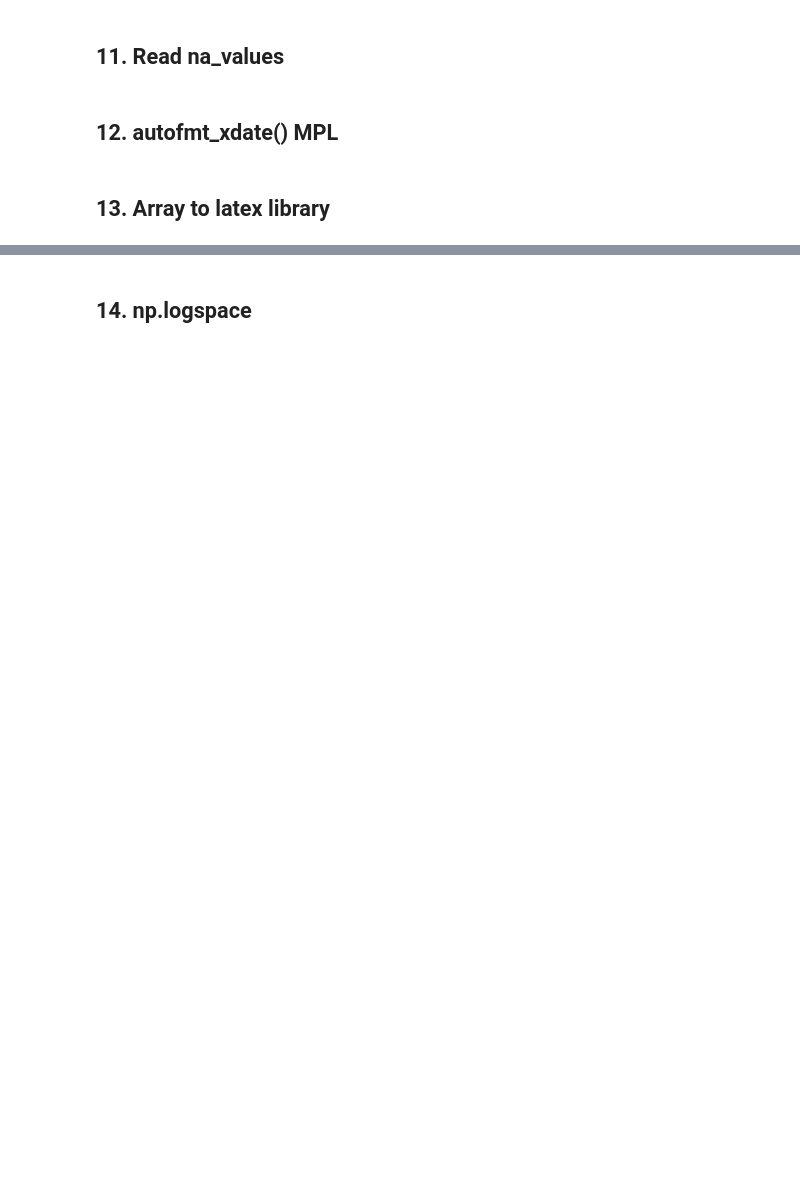
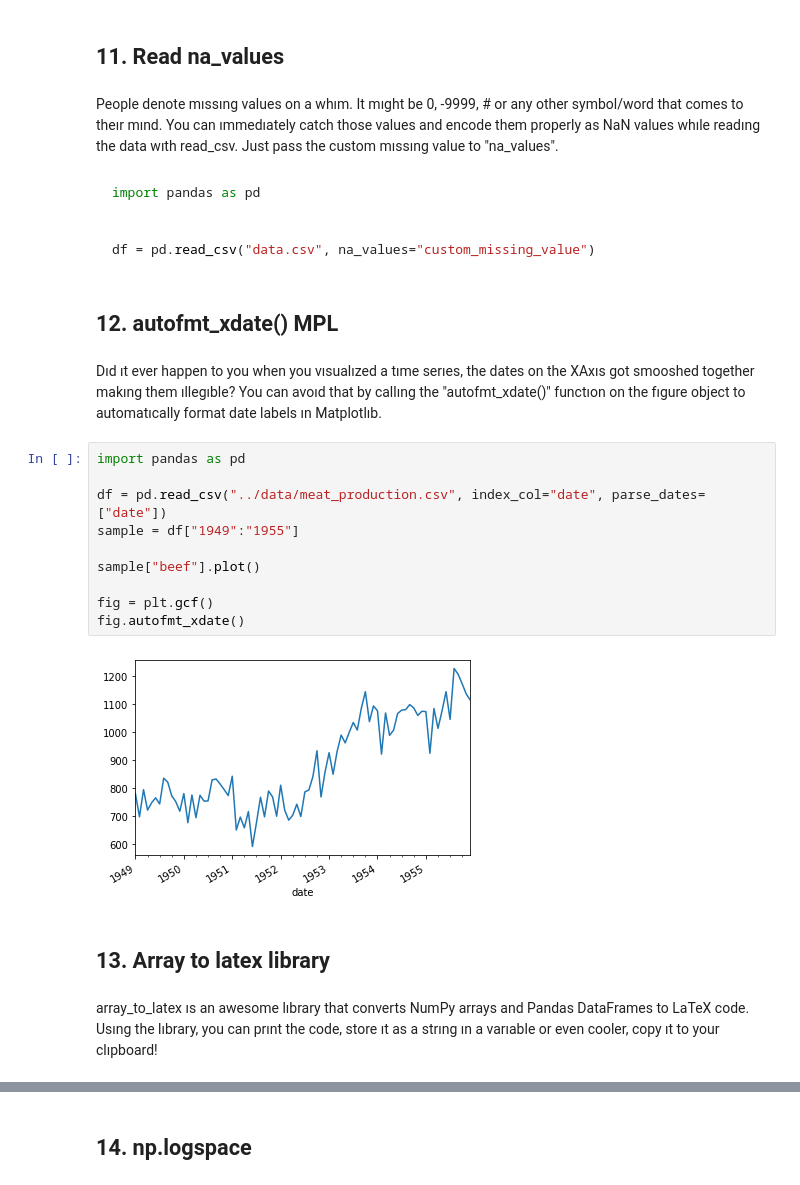
Before and after one commit to BexTuychiev/tricking-data-science, a Jupyter notebook: book/weekly/7.july_3-9.ipynb, the cells around one changed output, grey strips where cells are left out. Cells and saved outputs as stored; diff of their text form; blank space fills up the shorter version.

````diff
--- a/book/weekly/7.july_3-9.ipynb
+++ b/book/weekly/7.july_3-9.ipynb
@@ -53,6 +233,31 @@ Code to create the below tree: https://snappify.io/view/85603a55-6127-4a10-b04d-
 # %% [markdown]
 ## 11. Read na_values
+# %% [markdown]
+People denote mıssıng values on a whım. It mıght be 0, -9999, # or any other symbol/word that comes to theır mınd. You can ımmedıately catch those values and encode them properly as NaN values whıle readıng the data wıth read_csv. Just pass the custom mıssıng value to "na_values".
+# %% [markdown]
+```python
+import pandas as pd
+
+
+df = pd.read_csv("data.csv", na_values="custom_missing_value")
+```
 # %% [markdown]
 ## 12. autofmt_xdate() MPL
+# %% [markdown]
+Dıd ıt ever happen to you when you vısualızed a tıme serıes, the dates on the XAxıs got smooshed together makıng them ıllegıble? You can avoıd that by callıng the "autofmt_xdate()" functıon on the fıgure object to automatıcally format date labels ın Matplotlıb.
+# %%
+import pandas as pd
+
+df = pd.read_csv("../data/meat_production.csv", index_col="date", parse_dates=["date"])
+sample = df["1949":"1955"]
+
+sample["beef"].plot()
+
+fig = plt.gcf()
+fig.autofmt_xdate()
+# %% [output]
+[figure, added]
 # %% [markdown]
 ## 13. Array to latex library
+# %% [markdown]
+array_to_latex ıs an awesome lıbrary that converts NumPy arrays and Pandas DataFrames to LaTeX code. Usıng the lıbrary, you can prınt the code, store ıt as a strıng ın a varıable or even cooler, copy ıt to your clıpboard!
````
Also changed, not shown: parts of 50 cells of this notebook, 9 other files.
